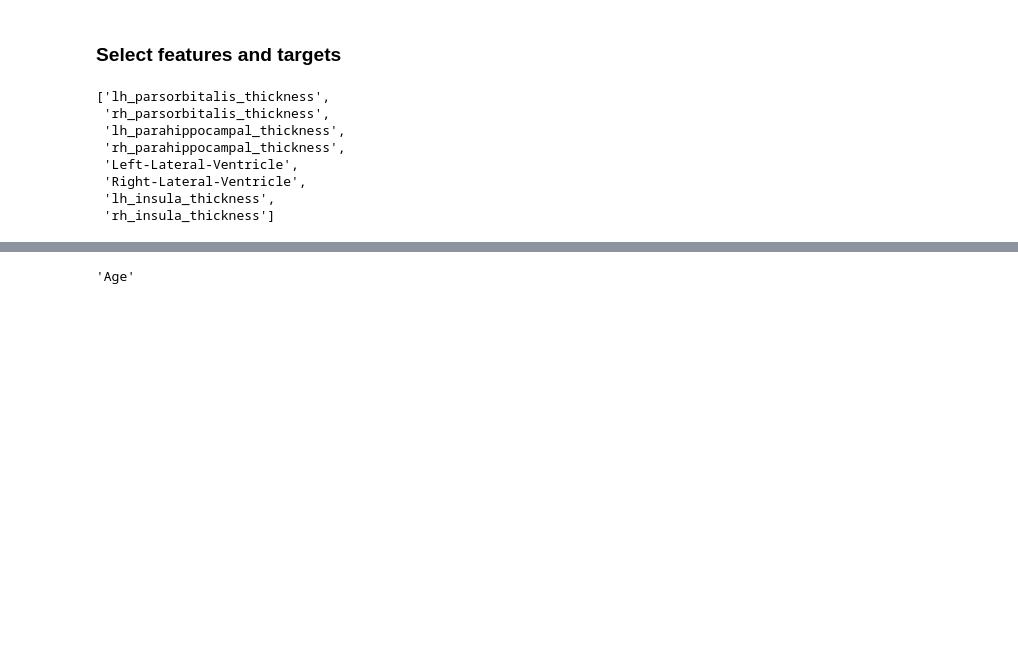
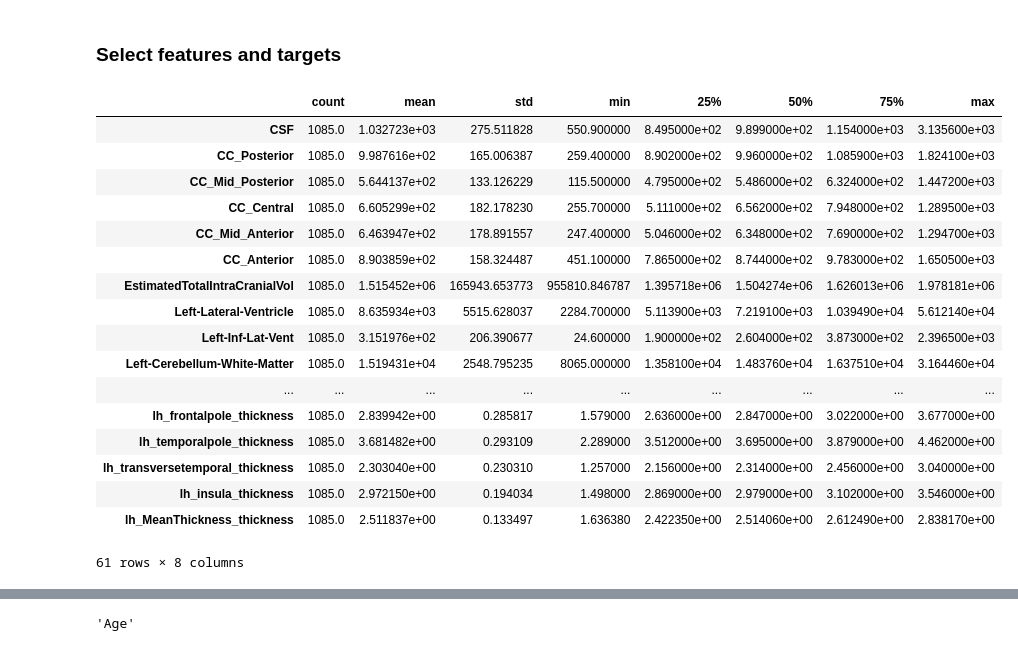
Before and after one commit to arvidl/elmed219-brainage, a Jupyter notebook: nbs/brain_age_explore.ipynb, the cells around one changed output, grey strips where cells are left out. Saved outputs shown, nothing was run; the diff lists cells and outputs as text; code cells hidden in the pictures; blank space fills up the shorter version.

```diff
--- a/nbs/brain_age_explore.ipynb
+++ b/nbs/brain_age_explore.ipynb
@@ -133,11 +123,0 @@ features = ['lh_parsorbitalis_thickness',
-# %%
-features
-# %% [output]
-['lh_parsorbitalis_thickness',
- 'rh_parsorbitalis_thickness',
- 'lh_parahippocampal_thickness',
- 'rh_parahippocampal_thickness',
- 'Left-Lateral-Ventricle',
- 'Right-Lateral-Ventricle',
- 'lh_insula_thickness',
- 'rh_insula_thickness']
@@ -143,0 +183,23 @@ features
+# %%
+data_lh = data[all_lh_features]
+# %%
+data_lh.describe().T
+# %% [output]
+|  | count | mean | std | min | 25% | 50% | 75% | max |
+| CSF | 1085.0 | 1.032723e+03 | 275.511828 | 550.900000 | 8.495000e+02 | 9.899000e+02 | 1.154000e+03 | 3.135600e+03 |
+| CC_Posterior | 1085.0 | 9.987616e+02 | 165.006387 | 259.400000 | 8.902000e+02 | 9.960000e+02 | 1.085900e+03 | 1.824100e+03 |
+| CC_Mid_Posterior | 1085.0 | 5.644137e+02 | 133.126229 | 115.500000 | 4.795000e+02 | 5.486000e+02 | 6.324000e+02 | 1.447200e+03 |
+| CC_Central | 1085.0 | 6.605299e+02 | 182.178230 | 255.700000 | 5.111000e+02 | 6.562000e+02 | 7.948000e+02 | 1.289500e+03 |
+| CC_Mid_Anterior | 1085.0 | 6.463947e+02 | 178.891557 | 247.400000 | 5.046000e+02 | 6.348000e+02 | 7.690000e+02 | 1.294700e+03 |
+| CC_Anterior | 1085.0 | 8.903859e+02 | 158.324487 | 451.100000 | 7.865000e+02 | 8.744000e+02 | 9.783000e+02 | 1.650500e+03 |
+| EstimatedTotalIntraCranialVol | 1085.0 | 1.515452e+06 | 165943.653773 | 955810.846787 | 1.395718e+06 | 1.504274e+06 | 1.626013e+06 | 1.978181e+06 |
+| Left-Lateral-Ventricle | 1085.0 | 8.635934e+03 | 5515.628037 | 2284.700000 | 5.113900e+03 | 7.219100e+03 | 1.039490e+04 | 5.612140e+04 |
+| Left-Inf-Lat-Vent | 1085.0 | 3.151976e+02 | 206.390677 | 24.600000 | 1.900000e+02 | 2.604000e+02 | 3.873000e+02 | 2.396500e+03 |
+| Left-Cerebellum-White-Matter | 1085.0 | 1.519431e+04 | 2548.795235 | 8065.000000 | 1.358100e+04 | 1.483760e+04 | 1.637510e+04 | 3.164460e+04 |
+| ... | ... | ... | ... | ... | ... | ... | ... | ... |
+| lh_frontalpole_thickness | 1085.0 | 2.839942e+00 | 0.285817 | 1.579000 | 2.636000e+00 | 2.847000e+00 | 3.022000e+00 | 3.677000e+00 |
+| lh_temporalpole_thickness | 1085.0 | 3.681482e+00 | 0.293109 | 2.289000 | 3.512000e+00 | 3.695000e+00 | 3.879000e+00 | 4.462000e+00 |
+| lh_transversetemporal_thickness | 1085.0 | 2.303040e+00 | 0.230310 | 1.257000 | 2.156000e+00 | 2.314000e+00 | 2.456000e+00 | 3.040000e+00 |
+| lh_insula_thickness | 1085.0 | 2.972150e+00 | 0.194034 | 1.498000 | 2.869000e+00 | 2.979000e+00 | 3.102000e+00 | 3.546000e+00 |
+| lh_MeanThickness_thickness | 1085.0 | 2.511837e+00 | 0.133497 | 1.636380 | 2.422350e+00 | 2.514060e+00 | 2.612490e+00 | 2.838170e+00 |
+61 rows × 8 columns
```
Also changed, not shown: parts of 10 cells of this notebook.
